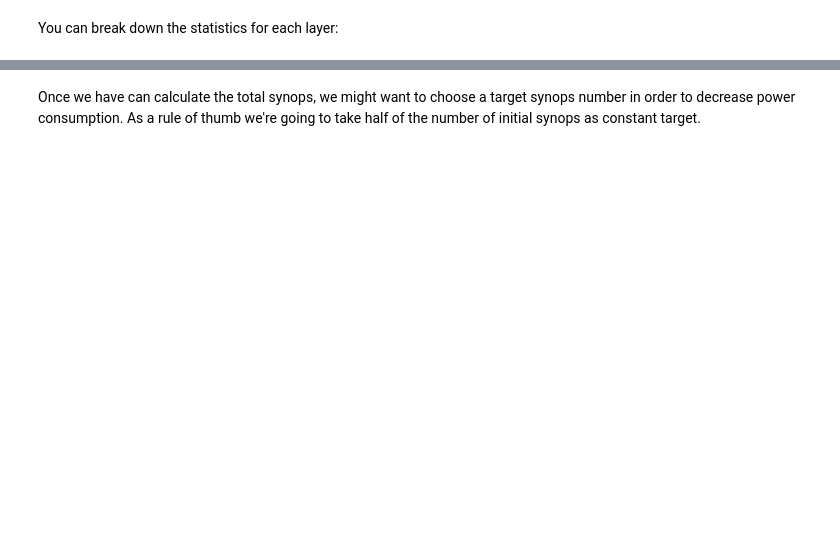
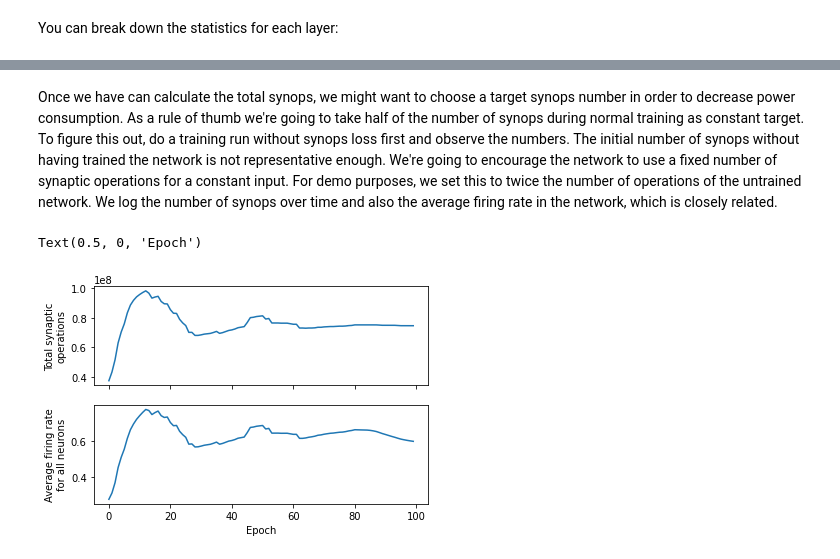
Before and after one commit to synsense/sinabs, a Jupyter notebook: docs/how_tos/synops_loss_snn.ipynb, the cells around one changed output, grey strips where cells are left out. Drawn from its saved outputs; the diff is of its cells as text; code cells hidden in the pictures; blank space fills up the shorter version.

Commit message:
attempt to make it pytorch 1.8 compatible and fix synops training tutorial

```diff
--- a/docs/how_tos/synops_loss_snn.ipynb
+++ b/docs/how_tos/synops_loss_snn.ipynb
@@ -44,23 +81,26 @@ analyser.get_layer_statistics()
 # %% [markdown]
-Once we have can calculate the total synops, we might want to choose a target synops number in order to decrease power consumption. As a rule of thumb we're going to take half of the number of initial synops as constant target.
+Once we have can calculate the total synops, we might want to choose a target synops number in order to decrease power consumption. As a rule of thumb we're going to take half of the number of synops during normal training as constant target. To figure this out, do a training run without synops loss first and observe the numbers. The initial number of synops without having trained the network is not representative enough. We're going to encourage the network to use a fixed number of synaptic operations for a constant input. For demo purposes, we set this to twice the number of operations of the untrained network. We log the number of synops over time and also the average firing rate in the network, which is closely related.
 # %%
 # Find out the target number of operations
-target_synops = (analyser.get_model_statistics()['synops'] / 2).clone()#.detach()
+target_synops = 2 * analyser.get_model_statistics()['synops'].detach_()
 
-optim = torch.optim.Adam(snn.parameters())
+optim = torch.optim.Adam(snn.parameters(), lr=1e-3)
 
 n_synops = []
-for epoch in range(10):
+firing_rates = []
+for epoch in range(100):
     sinabs.reset_states(snn)
     sinabs.zero_grad(snn)
     optim.zero_grad()
 
-    output = snn(rand_input_spikes)
-    synops = analyser.get_model_statistics()['synops']
+    snn(rand_input_spikes)
+
+    model_stats = analyser.get_model_statistics()
+    synops = model_stats['synops']
+    firing_rate = model_stats['firing_rate']
+    n_synops.append(synops.detach().cpu().numpy())
+    firing_rates.append(firing_rate.detach().cpu().numpy())
+
     synops_loss = (target_synops - synops).square() / target_synops.square()
-    # print(snn[2].v_mem)
-    print(target_synops)
-    print(synops_loss)
     synops_loss.backward()
     optim.step()
-    # n_synops.append(synops.detach().cpu().numpy())
@@ -68,0 +107,15 @@ n_synops
+# %%
+import matplotlib.pyplot as plt
+
+fig, (ax1, ax2) = plt.subplots(2, 1, sharex=True)
+
+ax1.plot(n_synops)
+ax1.set_ylabel("Total synaptic\noperations")
+
+ax2.plot(firing_rates)
+ax2.set_ylabel("Average firing rate\nacross all neurons")
+
+ax2.set_xlabel("Epoch")
+# %% [output]
+Text(0.5, 0, 'Epoch')
+[figure, added]
```
Also changed, not shown: parts of 4 cells of this notebook, 1 other file.
